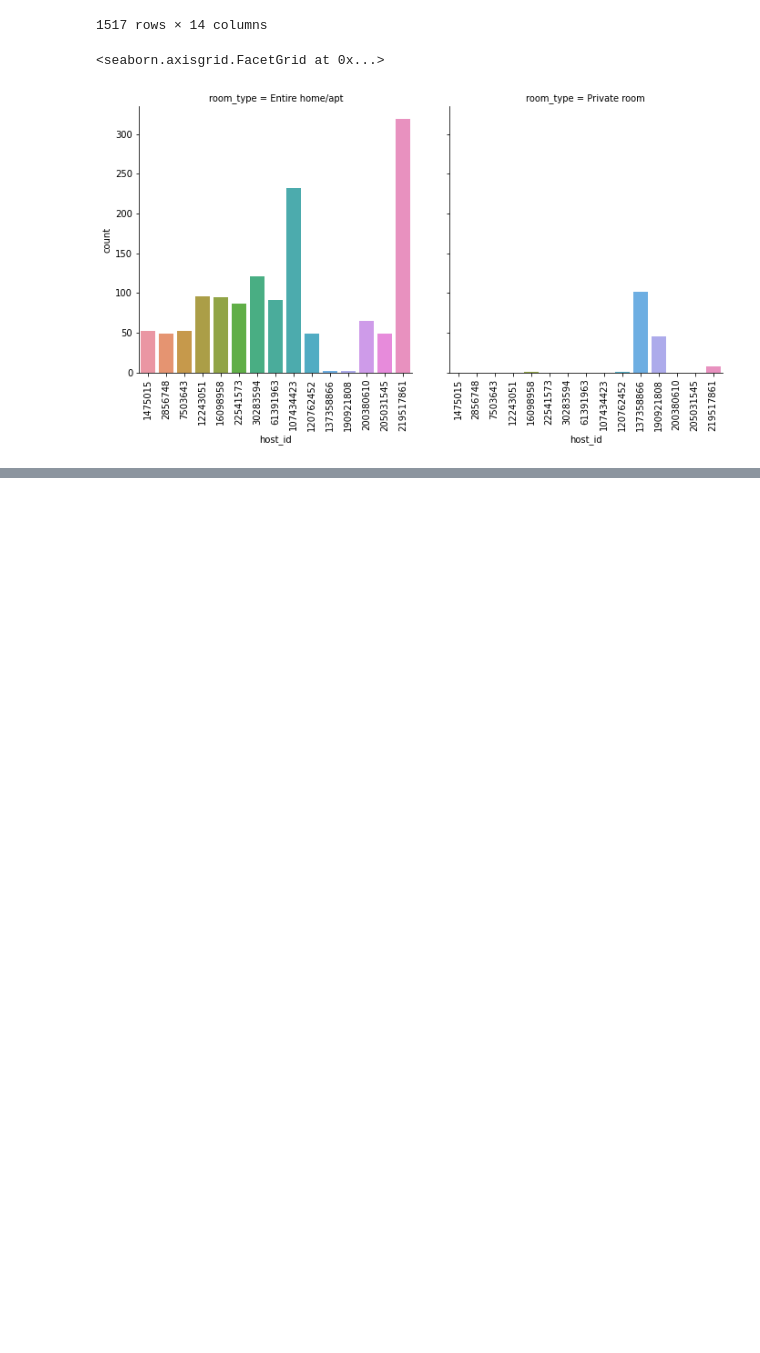
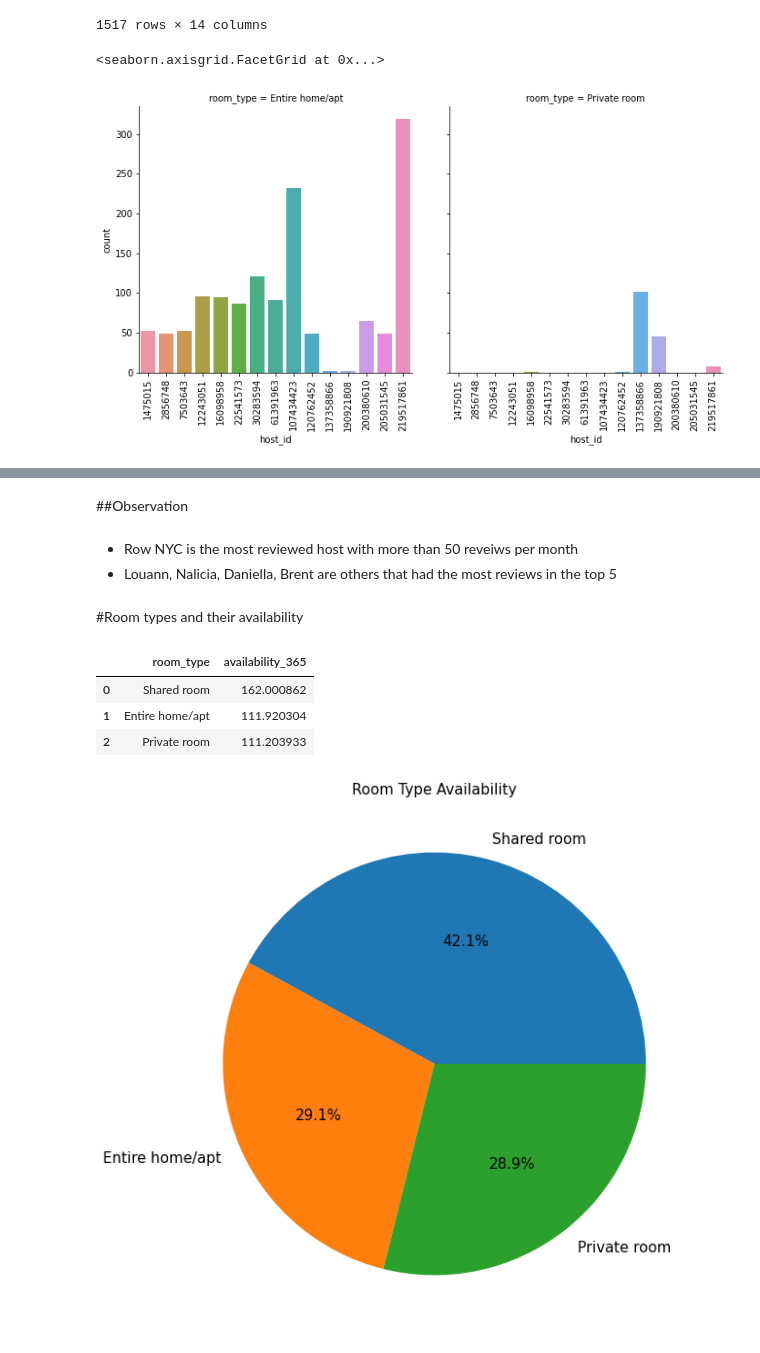
Before and after one commit to varnit836/Airbnb-NYC-2019, a Jupyter notebook: Airbnb_Bookings_Analysis_Capstone_Project.ipynb, the cells around one changed output, grey strips where cells are left out. Saved outputs shown, nothing was run; the diff lists cells and outputs as text; code cells hidden in the pictures; blank space fills up the shorter version.

```diff
--- a/Airbnb_Bookings_Analysis_Capstone_Project.ipynb
+++ b/Airbnb_Bookings_Analysis_Capstone_Project.ipynb
@@ -207,0 +276,24 @@ plot_2.set_xticklabels(rotation=90)
+# %% [markdown]
+##Observation
+# %% [markdown]
+*   Row NYC is the most reviewed host with more than 50 reveiws per month
+*  Louann, Nalicia, Daniella, Brent are others that had the most reviews in the top 5
+# %% [markdown]
+#Room types and their availability
+# %%
+#Let us check the room types availability
+room_availability = airbnb.groupby('room_type')['availability_365'].mean().sort_values(ascending=False)
+room_availability.reset_index()
+# %% [output]
+|  | room_type | availability_365 |
+| 0 | Shared room | 162.000862 |
+| 1 | Entire home/apt | 111.920304 |
+| 2 | Private room | 111.203933 |
+# %%
+#Plotting our data using a pie chart
+room_availability.plot(kind='pie',autopct='%1.1f%%',fontsize=15)
+plt.title('Room Type Availability',fontsize=15,color='black')
+plt.ylabel('')
+plt.rcParams['figure.figsize'] = (14, 12)
+# %% [output]
+[figure, added]
```
Also changed, not shown: parts of 26 cells of this notebook.
